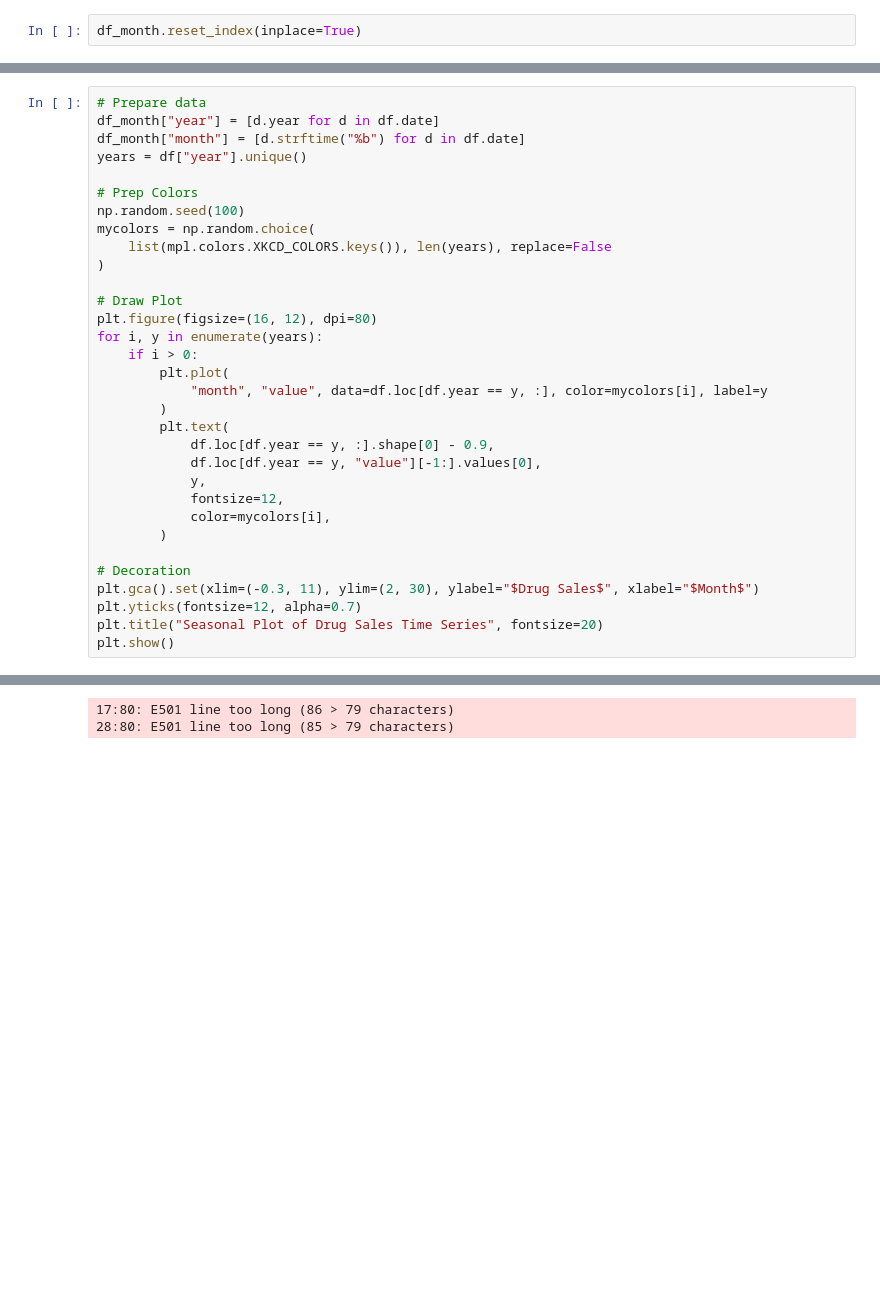
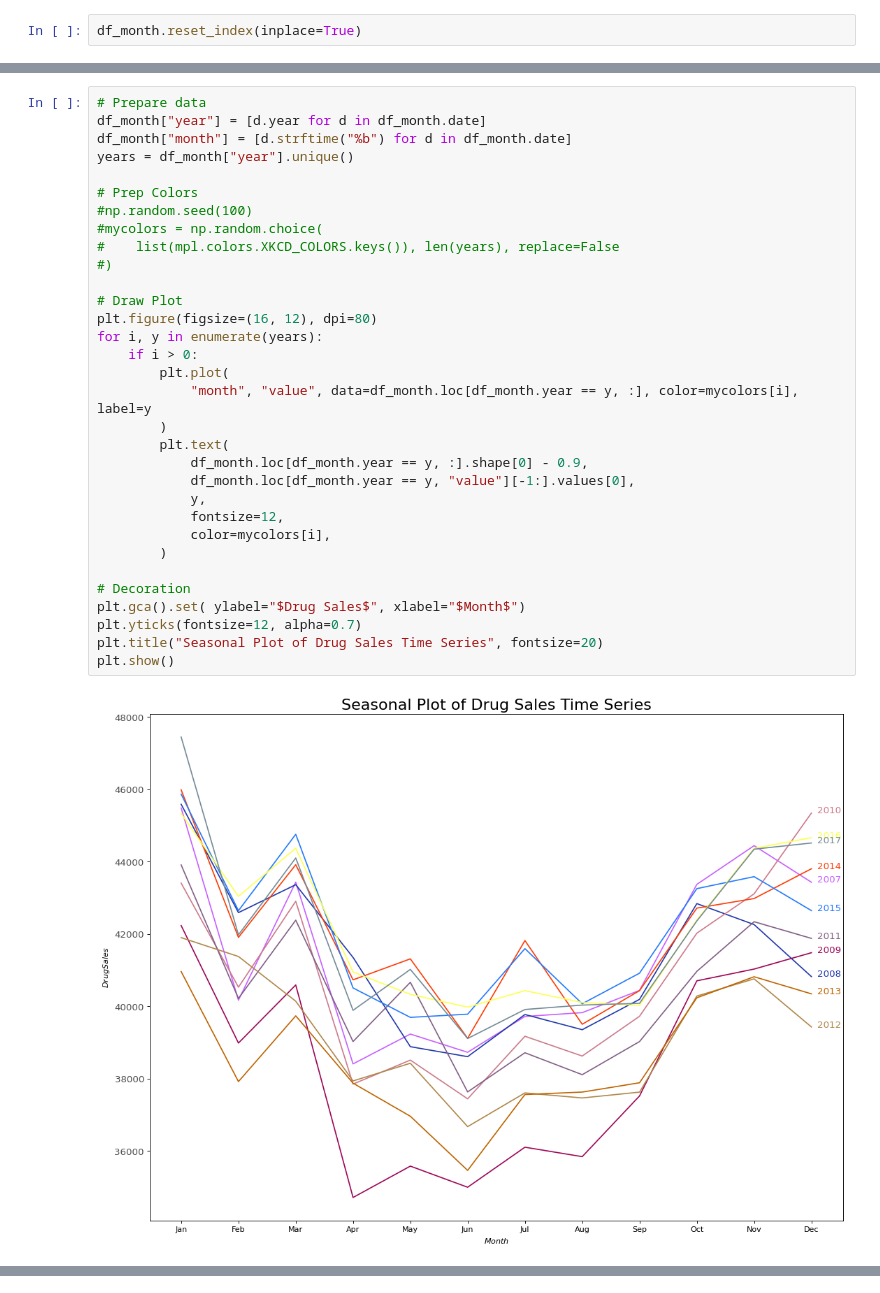
Before and after one commit to wtm695450085/Perfect-Plots__GIP, a Jupyter notebook: Perfect plot Time Series.ipynb, the cells around one changed output, grey strips where cells are left out. Cells and saved outputs as stored; diff of their text form; blank space fills up the shorter version.

```diff
--- a/Perfect plot Time Series.ipynb
+++ b/Perfect plot Time Series.ipynb
@@ -274,33 +297,34 @@ df_month.reset_index(inplace=True)
 # %%
 # Prepare data
-df_month["year"] = [d.year for d in df.date]
-df_month["month"] = [d.strftime("%b") for d in df.date]
-years = df["year"].unique()
+df_month["year"] = [d.year for d in df_month.date]
+df_month["month"] = [d.strftime("%b") for d in df_month.date]
+years = df_month["year"].unique()
 
 # Prep Colors
-np.random.seed(100)
-mycolors = np.random.choice(
-    list(mpl.colors.XKCD_COLORS.keys()), len(years), replace=False
-)
+#np.random.seed(100)
+#mycolors = np.random.choice(
+#    list(mpl.colors.XKCD_COLORS.keys()), len(years), replace=False
+#)
 
 # Draw Plot
 plt.figure(figsize=(16, 12), dpi=80)
 for i, y in enumerate(years):
     if i > 0:
         plt.plot(
-            "month", "value", data=df.loc[df.year == y, :], color=mycolors[i], label=y
+            "month", "value", data=df_month.loc[df_month.year == y, :], color=mycolors[i], label=y
         )
         plt.text(
-            df.loc[df.year == y, :].shape[0] - 0.9,
-            df.loc[df.year == y, "value"][-1:].values[0],
+            df_month.loc[df_month.year == y, :].shape[0] - 0.9,
+            df_month.loc[df_month.year == y, "value"][-1:].values[0],
             y,
             fontsize=12,
             color=mycolors[i],
         )
 
 # Decoration
-plt.gca().set(xlim=(-0.3, 11), ylim=(2, 30), ylabel="$Drug Sales$", xlabel="$Month$")
+plt.gca().set( ylabel="$Drug Sales$", xlabel="$Month$")
 plt.yticks(fontsize=12, alpha=0.7)
 plt.title("Seasonal Plot of Drug Sales Time Series", fontsize=20)
 plt.show()
 # %% [output]
+[figure, added]
@@ -308,2 +335,0 @@ ValueError: Length of values (204) does not match length of index (144)
-17:80: E501 line too long (86 > 79 characters)
-28:80: E501 line too long (85 > 79 characters)
```
Also changed, not shown: parts of 23 cells of this notebook.
